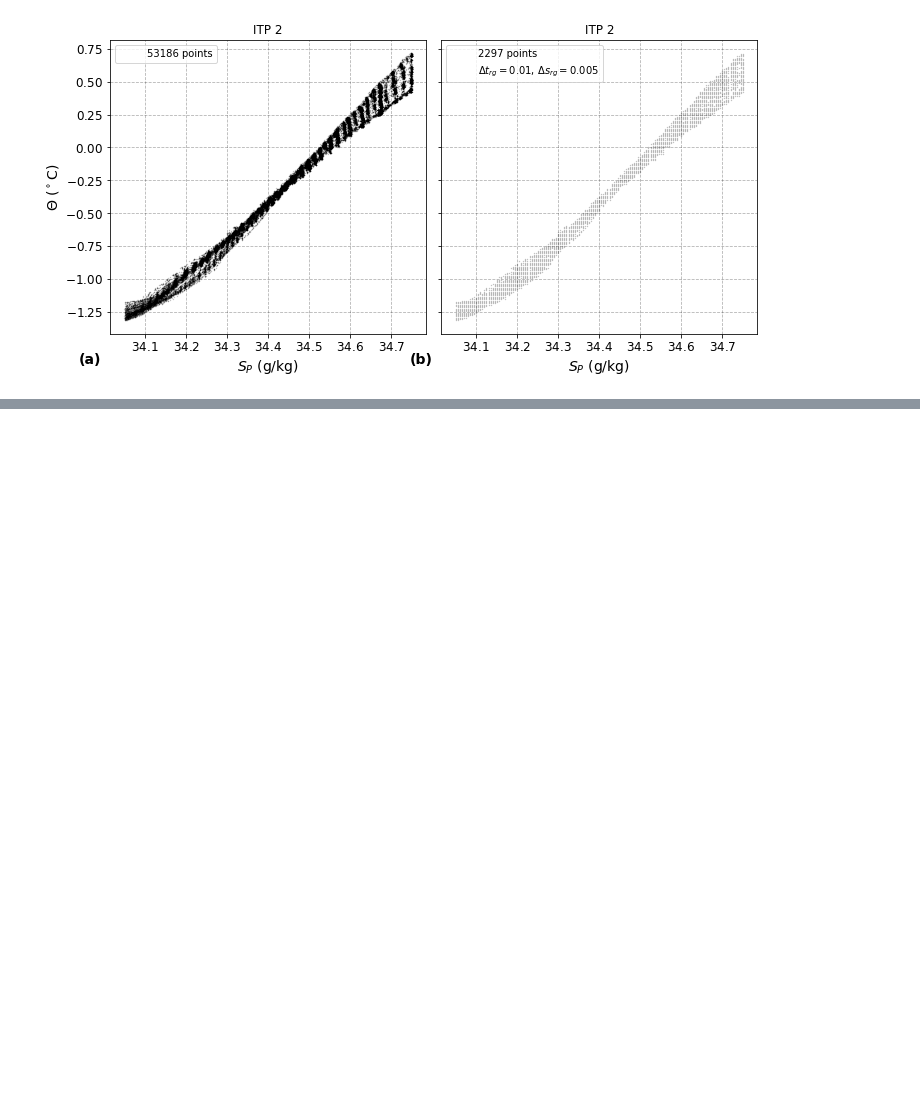
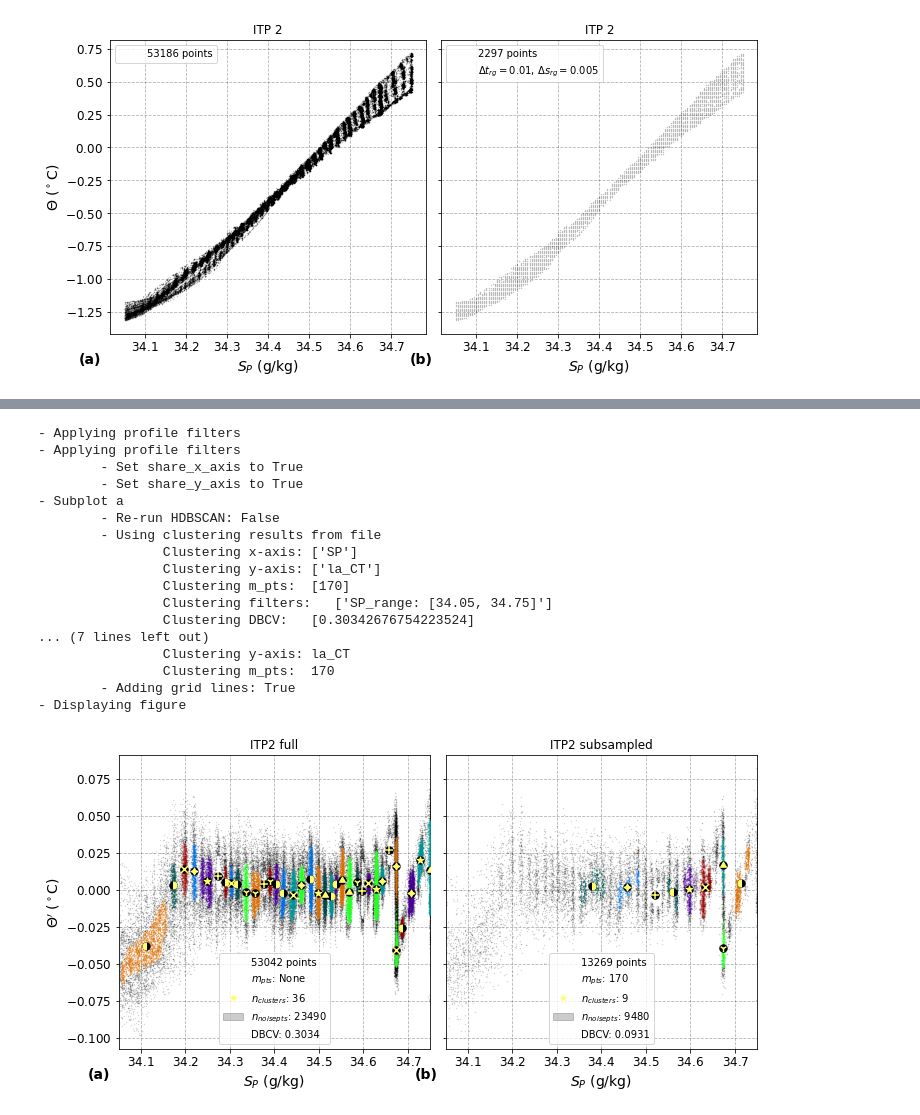
Before and after one commit to JustinTrenchcoat/Staircase_Clustering, a Jupyter notebook: Create_Figures.ipynb, the cells around one changed output, grey strips where cells are left out. Drawn from its saved outputs; the diff is of its cells as text; code cells hidden in the pictures; blank space fills up the shorter version.

```diff
--- a/Create_Figures.ipynb
+++ b/Create_Figures.ipynb
@@ -1283,0 +1306,32 @@ ahf.make_figure([group_0, group_regrid])
+# %%
+## Comparing the subsampled version
+# Create Profile_Filters objects
+pfs_ITP2ss = ahf.Profile_Filters(SP_range=ITP2_SP_range, subsample=True)
+# Make the Plot Parameters
+# The actual clustering done for reproducing figures from Timmermans et al. 2008
+pp_full = ahf.Plot_Parameters(x_vars=['SP'], y_vars=['la_CT'], clr_map='cluster', ax_lims=T2008_fig5a_x_lims, legend=True)
+pp_sub_sampled = ahf.Plot_Parameters(x_vars=['SP'], y_vars=['la_CT'], clr_map='cluster', legend=True, extra_args={'b_a_w_plt':False, 'cl_x_var':'SP', 'cl_y_var':'la_CT', 'm_pts':170})
+# Make the Analysis Groups
+group_full = ahf.Analysis_Group(ds_ITP2_all, pfs_ITP2, pp_full, plot_title=r'ITP2 full')
+group_sub_sampled = ahf.Analysis_Group(ds_ITP2_all, pfs_ITP2ss, pp_sub_sampled, plot_title=r'ITP2 subsampled')
+# Make the figure (using a group from a previous figure)
+ahf.make_figure([group_full, group_sub_sampled])
+# %% [output]
+- Applying profile filters
+- Applying profile filters
+        - Set share_x_axis to True
+        - Set share_y_axis to True
+- Subplot a
+        - Re-run HDBSCAN: False
+        - Using clustering results from file
+                Clustering x-axis: ['SP']
+                Clustering y-axis: ['la_CT']
+                Clustering m_pts:  [170]
+                Clustering filters:   ['SP_range: [34.05, 34.75]']
+                Clustering DBCV:   [0.30342676754223524]
+... (7 lines left out)
+                Clustering y-axis: la_CT
+                Clustering m_pts:  170
+        - Adding grid lines: True
+- Displaying figure
+[figure, added]
```
Also changed, not shown: parts of 4 cells of this notebook, 2 other files.
